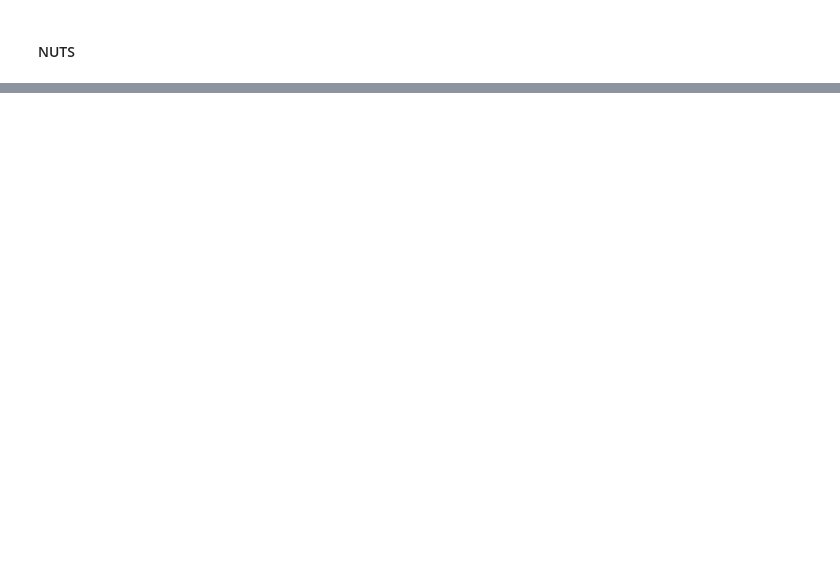
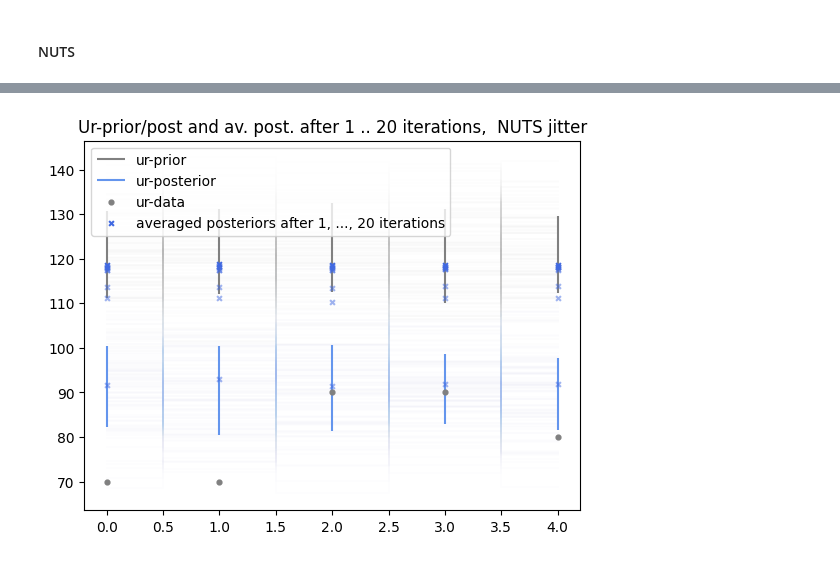
Before and after one commit to malin-horstmann/bayesian_pyhf, a Jupyter notebook: examples/sampling.ipynb, the cells around one changed output, grey strips where cells are left out. Drawn from its saved outputs; the diff is of its cells as text; code cells hidden in the pictures; blank space fills up the shorter version.

```diff
--- a/examples/sampling.ipynb
+++ b/examples/sampling.ipynb
@@ -303,0 +318,15 @@ fig = corner.corner(post_data.posterior.Normals[0], fig = fig, color = 'steelblu
+# %%
+n_samples = 100
+
+# Ur prior and posteriors
+with pm.Model() as m1:
+    pars1 = pm.Deterministic('pars1', prepare_inference.priors2pymc(prepared_model))
+    ExpData_Det1 = pm.Deterministic('ExpData_Det1', expData_op(pars1))
+
+    ExpData1 = pm.Normal("ExpData1", mu=ExpData_Det1, sigma = 8, observed=ur_obs)
+
+    step1 = pm.Metropolis()
+
+    post_data_UR = pm.sample(n_samples, chains=1, cores=4)
+    post_pred_UR = pm.sample_posterior_predictive(post_data_UR)
+    prior_pred_UR = pm.sample_prior_predictive(n_samples)
@@ -303,0 +418,25 @@ fig = corner.corner(post_data.posterior.Normals[0], fig = fig, color = 'steelblu
+# %%
+# Prior
+plt.step(np.linspace(0,nBins-1,nBins),prior_pred_UR.prior_predictive.ExpData1[0].T, alpha = 0.01, c = 'grey', where = 'mid');
+plt.vlines(np.arange(nBins),*np.quantile(prior_pred_UR.prior_predictive.ExpData1[0],[.15,.85],axis=0), colors = 'grey', label='ur-prior');
+
+
+# Posterior
+plt.step(np.linspace(0,nBins-1,nBins),post_pred_UR.posterior_predictive.ExpData1[0].T, alpha = 0.01, c = 'cornflowerblue', where = 'mid');
+plt.vlines(np.arange(nBins),*np.quantile(post_pred_UR.posterior_predictive.ExpData1[0],[.15,.85],axis=0), colors = 'cornflowerblue', label='ur-posterior')
+
+# Observations
+plt.scatter(np.arange(nBins), ur_obs, c = 'grey', s=12, zorder = 999, label = "ur-data")
+
+# Average posterior
+plt.scatter(np.arange(nBins), post_average_iters[n_iterations-1], c = 'royalblue', s=12, marker='x', zorder = 999, alpha = 1, label = 'averaged posteriors after 1, ..., 20 iterations')
+for i in range(n_iterations-1):
+    plt.scatter(np.arange(nBins), post_average_iters[i], c = 'royalblue', s=12, marker='x', zorder = 999, alpha = i/10_000+0.5)
+
+plt.legend(loc='upper left')
+plt.title(f'Ur-prior/post and av. post. after 1 .. 20 iterations,  NUTS jitter')
+
+plt.savefig('NUTS_jitter_iterations_1_20.pdf')
+plt.show()
+# %% [output]
+[figure, added]
```
Also changed, not shown: parts of 11 cells of this notebook, 1 other file.
